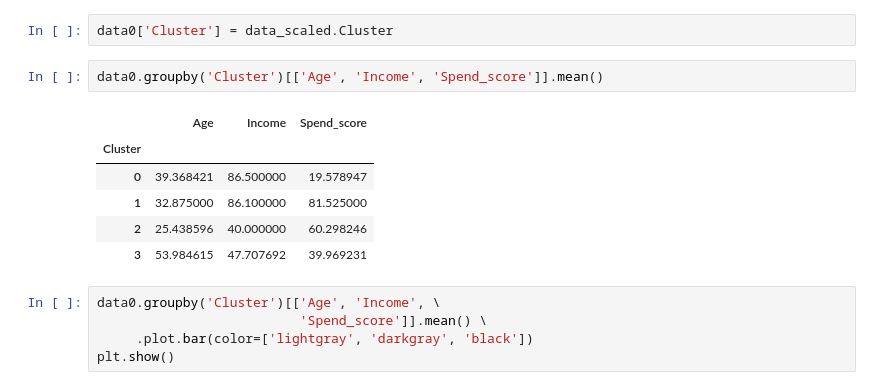
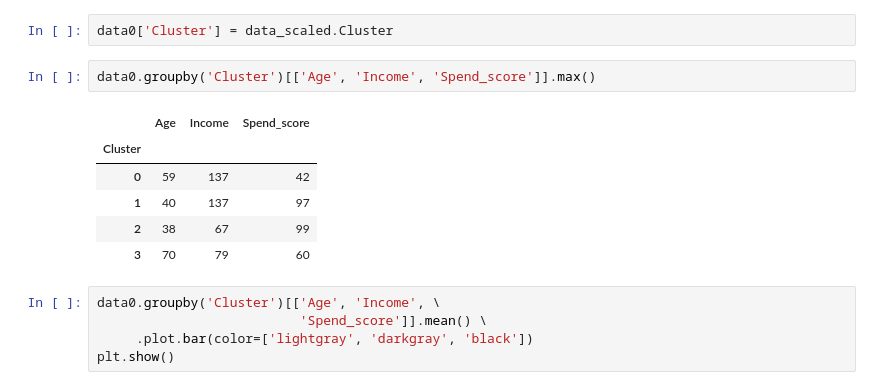
Before and after one commit to alexlopespereira/idp_competenciasdegestao, a Jupyter notebook: Notebooks/Aula3/DS_MKT_Blanchard/Aula3_Segmentacao.ipynb, the cells around one changed output. Cells and saved outputs as stored; diff of their text form.

```diff
--- a/Notebooks/Aula3/DS_MKT_Blanchard/Aula3_Segmentacao.ipynb
+++ b/Notebooks/Aula3/DS_MKT_Blanchard/Aula3_Segmentacao.ipynb
@@ -330,14 +346,14 @@ Estudar os clusters
 # %%
 data0['Cluster'] = data_scaled.Cluster
 # %%
-data0.groupby('Cluster')[['Age', 'Income', 'Spend_score']].mean()
+data0.groupby('Cluster')[['Age', 'Income', 'Spend_score']].max()
 # %% [output]
 |  | Age | Income | Spend_score |
 | Cluster |  |  |  |
-| 0 | 39.368421 | 86.500000 | 19.578947 |
-| 1 | 32.875000 | 86.100000 | 81.525000 |
-| 2 | 25.438596 | 40.000000 | 60.298246 |
-| 3 | 53.984615 | 47.707692 | 39.969231 |
+| 0 | 59 | 137 | 42 |
+| 1 | 40 | 137 | 97 |
+| 2 | 38 | 67 | 99 |
+| 3 | 70 | 79 | 60 |
 # %%
 data0.groupby('Cluster')[['Age', 'Income', \
                           'Spend_score']].mean() \
```
Also changed, not shown: parts of 6 cells of this notebook, 1 other file.
